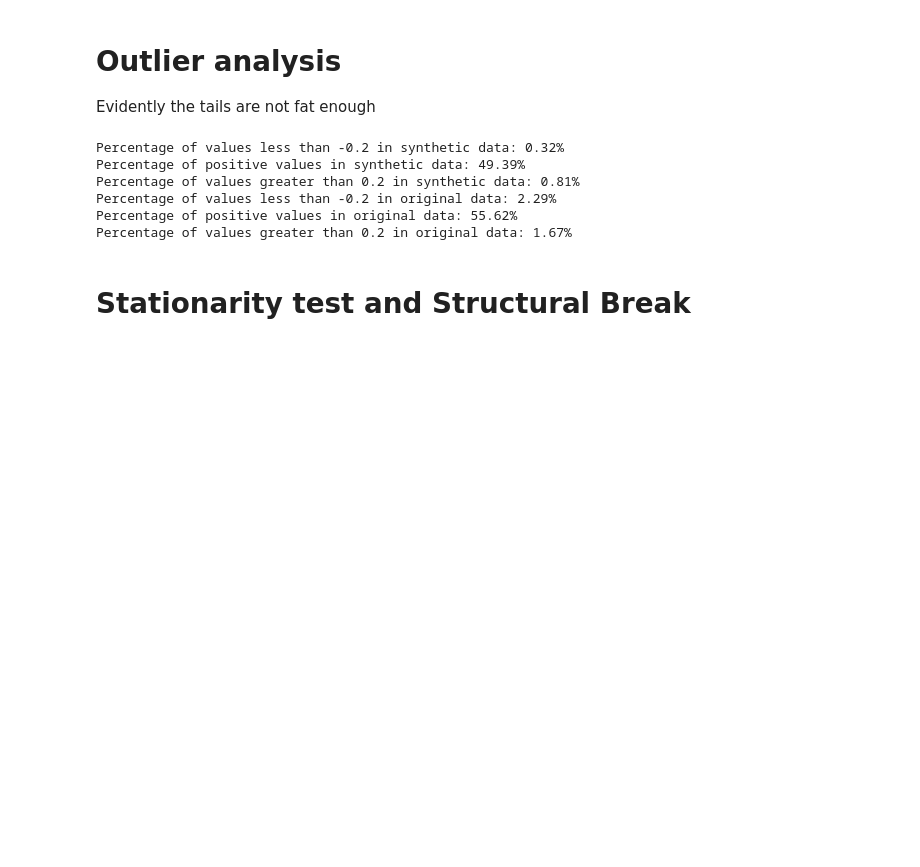
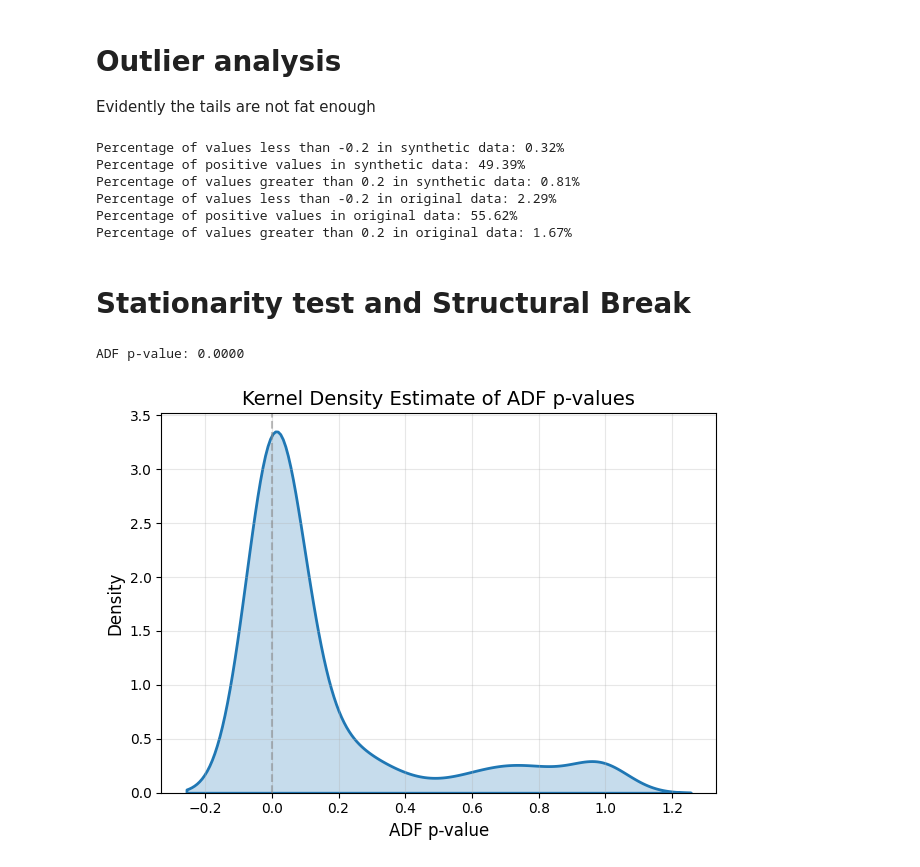
Before and after one commit to Meowth239/dse4101-project, a Jupyter notebook: src/timeGAN_data.ipynb, the cells around one changed output. Cells and saved outputs as stored; diff of their text form; code cells hidden in the pictures; blank space fills up the shorter version.

Commit message:
adf test

```diff
--- a/src/timeGAN_data.ipynb
+++ b/src/timeGAN_data.ipynb
@@ -219,3 +243,24 @@ Percentage of positive values in original data: 55.62%
 Percentage of values greater than 0.2 in original data: 1.67%
 # %% [markdown]
 # Stationarity test and Structural Break
+# %%
+##ADF test for stationarity for synthetic data
+adf_result = adfuller(wti_df['WTI_price'].values)
+print(f"ADF p-value: {adf_result[1]:.4f}")
+
+adf = []
+for row in synth_data:
+    adf_result = adfuller(row.flatten())
+    adf.append(adf_result[1])
+
+sns.kdeplot(adf, fill=True, linewidth=2)
+plt.title('Kernel Density Estimate of ADF p-values', fontsize=14)
+plt.xlabel('ADF p-value', fontsize=12)
+plt.ylabel('Density', fontsize=12)
+plt.grid(True, alpha=0.3)
+plt.axvline(adfuller(wti_df['WTI_price'].values)[1], color='grey', linestyle='--', alpha=0.5)
+plt.tight_layout()
+plt.show()
+# %% [output]
+ADF p-value: 0.0000
+[figure, added]
```
Also changed, not shown: parts of 3 cells of this notebook.
